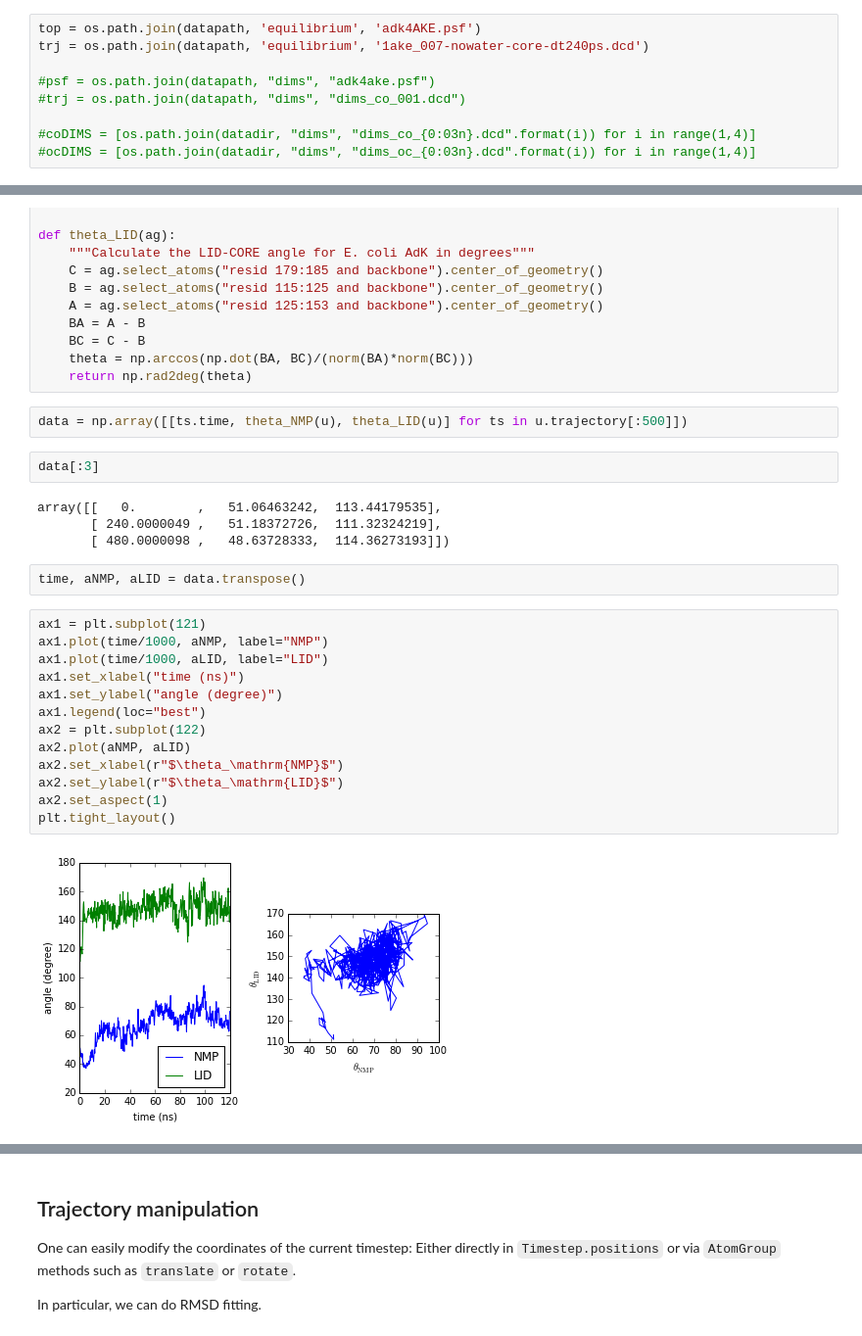
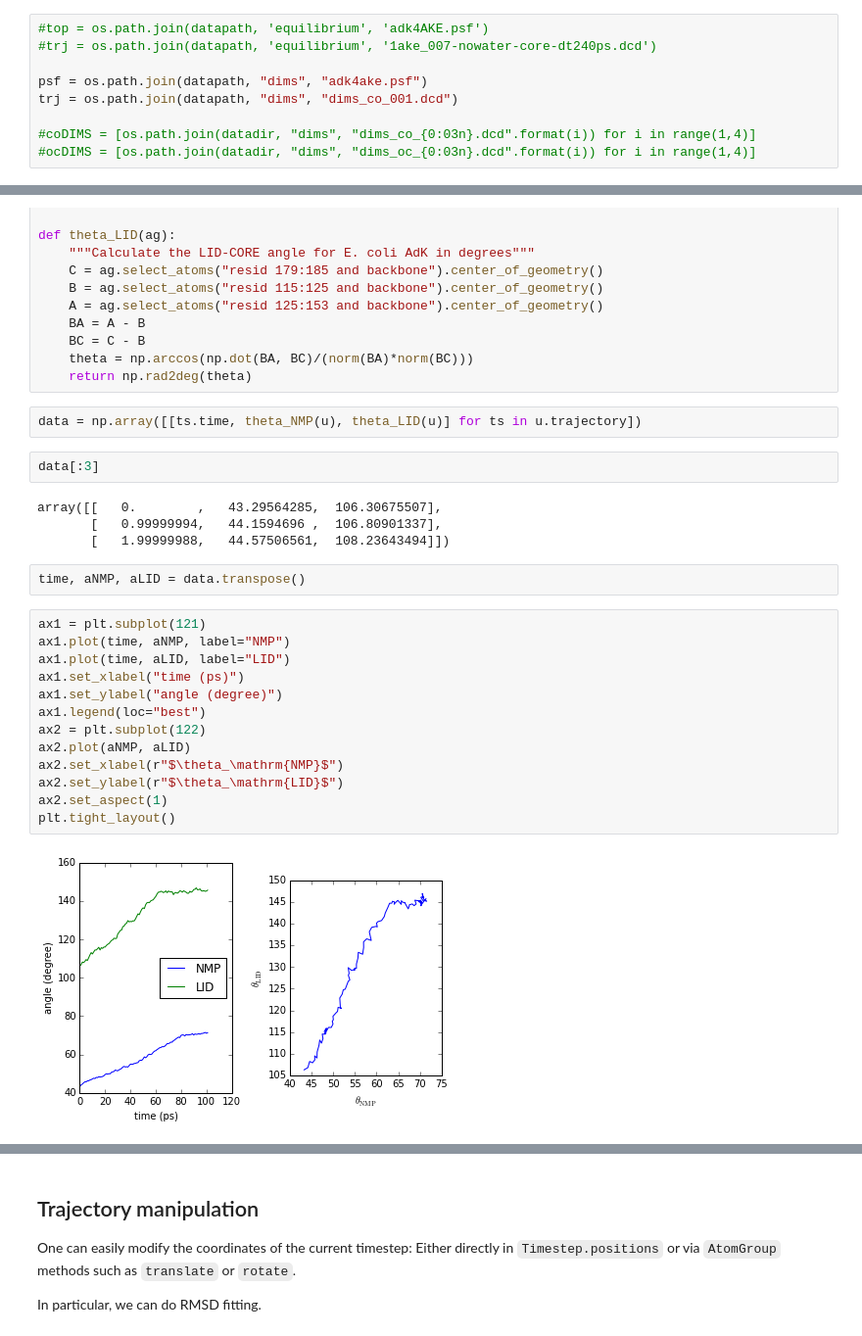
Before and after one commit to Becksteinlab/MDAnalysis-workshop, a Jupyter notebook: notebooks/MDAnalysis_Workshop_Part_2.ipynb, the cells around one changed output, grey strips where cells are left out. Shown at 98% size. Drawn from its saved outputs; the diff is of its cells as text.

```diff
--- a/notebooks/MDAnalysis_Workshop_Part_2.ipynb
+++ b/notebooks/MDAnalysis_Workshop_Part_2.ipynb
@@ -54,11 +54,11 @@ datapath
 ## AdK test trajectories
 Look again at AdK trajectories...
 # %%
-top = os.path.join(datapath, 'equilibrium', 'adk4AKE.psf')
-trj = os.path.join(datapath, 'equilibrium', '1ake_007-nowater-core-dt240ps.dcd')
+#top = os.path.join(datapath, 'equilibrium', 'adk4AKE.psf')
+#trj = os.path.join(datapath, 'equilibrium', '1ake_007-nowater-core-dt240ps.dcd')
 
-#psf = os.path.join(datapath, "dims", "adk4ake.psf")
-#trj = os.path.join(datapath, "dims", "dims_co_001.dcd")
+psf = os.path.join(datapath, "dims", "adk4ake.psf")
+trj = os.path.join(datapath, "dims", "dims_co_001.dcd")
 
 #coDIMS = [os.path.join(datadir, "dims", "dims_co_{0:03n}.dcd".format(i)) for i in range(1,4)]
 #ocDIMS = [os.path.join(datadir, "dims", "dims_oc_{0:03n}.dcd".format(i)) for i in range(1,4)]
@@ -305,27 +324,27 @@ def theta_LID(ag):
     theta = np.arccos(np.dot(BA, BC)/(norm(BA)*norm(BC)))
     return np.rad2deg(theta)
 # %%
-data = np.array([[ts.time, theta_NMP(u), theta_LID(u)] for ts in u.trajectory[:500]])
+data = np.array([[ts.time, theta_NMP(u), theta_LID(u)] for ts in u.trajectory])
 # %%
 data[:3]
 # %% [output]
-array([[   0.        ,   51.06463242,  113.44179535],
-       [ 240.0000049 ,   51.18372726,  111.32324219],
-       [ 480.0000098 ,   48.63728333,  114.36273193]])
+array([[   0.        ,   43.29564285,  106.30675507],
+       [   0.99999994,   44.1594696 ,  106.80901337],
+       [   1.99999988,   44.57506561,  108.23643494]])
 # %%
 time, aNMP, aLID = data.transpose()
 # %%
 ax1 = plt.subplot(121)
-ax1.plot(time/1000, aNMP, label="NMP")
-ax1.plot(time/1000, aLID, label="LID")
-ax1.set_xlabel("time (ns)")
+ax1.plot(time, aNMP, label="NMP")
+ax1.plot(time, aLID, label="LID")
+ax1.set_xlabel("time (ps)")
 ax1.set_ylabel("angle (degree)")
 ax1.legend(loc="best")
 ax2 = plt.subplot(122)
 ax2.plot(aNMP, aLID)
 ax2.set_xlabel(r"$\theta_\mathrm{NMP}$")
 ax2.set_ylabel(r"$\theta_\mathrm{LID}$")
 ax2.set_aspect(1)
 plt.tight_layout()
 # %% [output]
-[figure, old version]
+[figure, new version]
```
Also changed, not shown: parts of 41 cells of this notebook, 3 other files.
